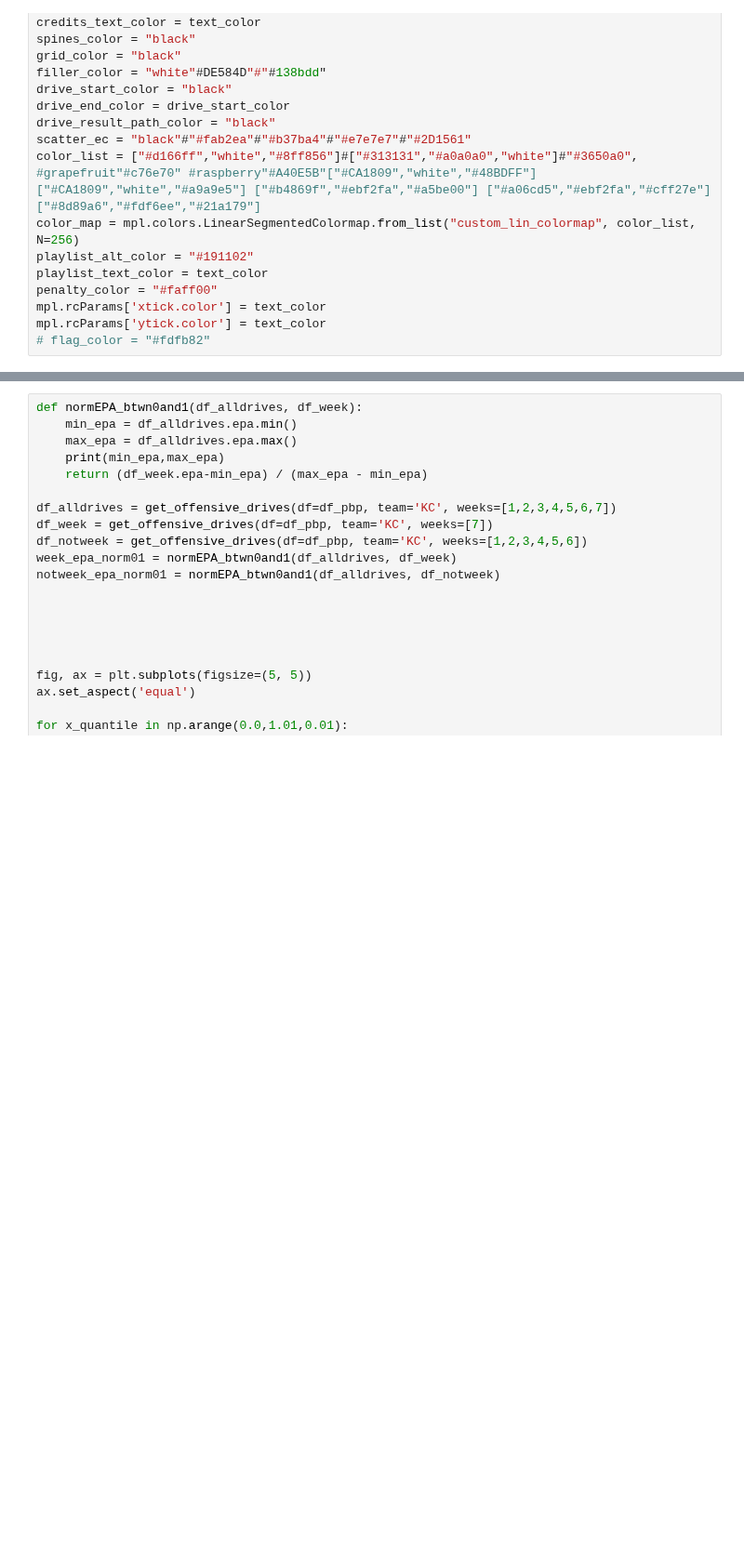
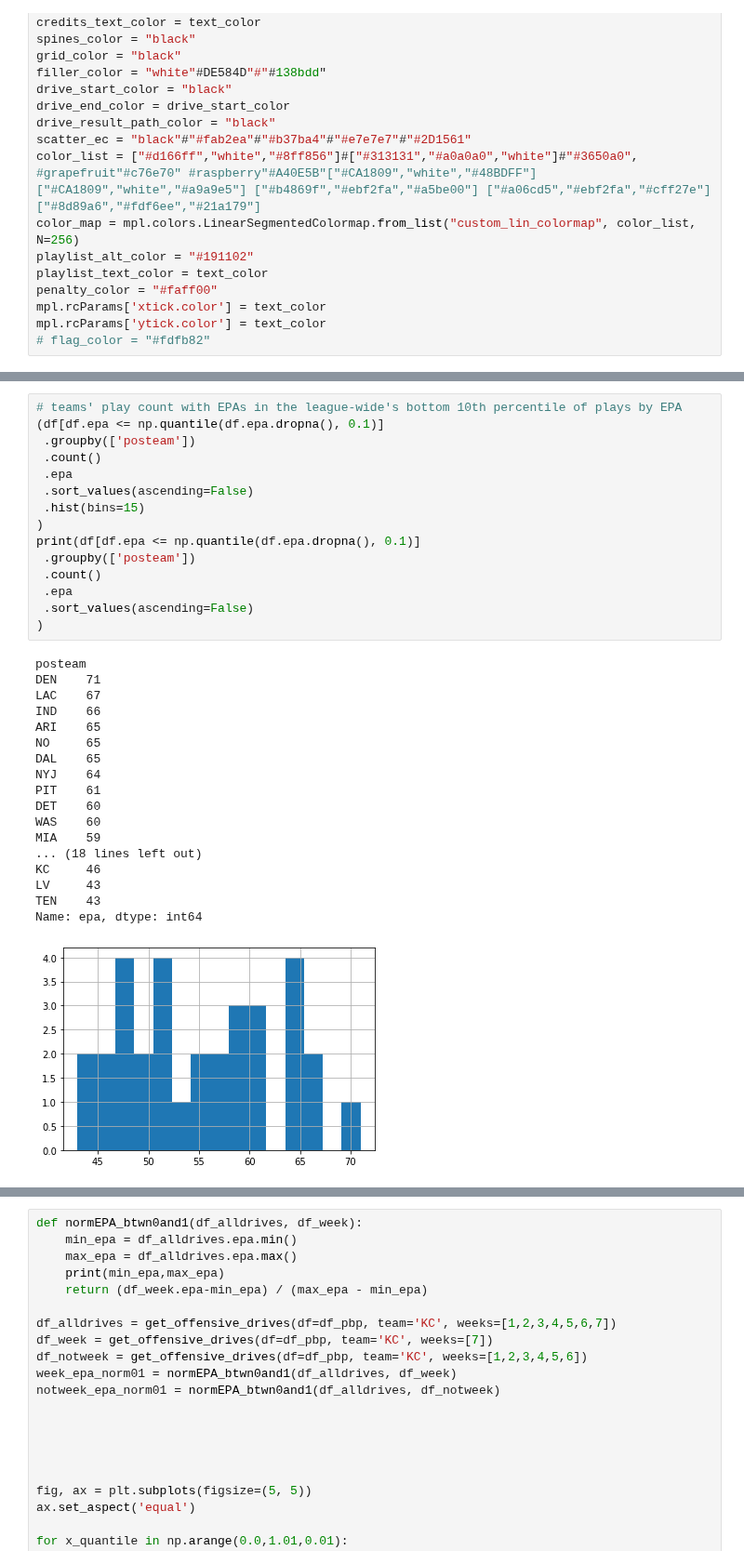
Before and after one commit to keeganheilman/nfl-charts, a Jupyter notebook: explosive_ratio.ipynb, the cells around one changed output, grey strips where cells are left out. Shown at 93% size. Saved outputs shown, nothing was run; the diff lists cells and outputs as text; blank space fills up the shorter version.

```diff
--- a/explosive_ratio.ipynb
+++ b/explosive_ratio.ipynb
@@ -245,0 +264,34 @@ plt.violinplot(df_teamEPA.epa)
+# %%
+# teams' play count with EPAs in the league-wide's bottom 10th percentile of plays by EPA
+(df[df.epa <= np.quantile(df.epa.dropna(), 0.1)]
+ .groupby(['posteam'])
+ .count()
+ .epa
+ .sort_values(ascending=False)
+ .hist(bins=15)
+)
+print(df[df.epa <= np.quantile(df.epa.dropna(), 0.1)]
+ .groupby(['posteam'])
+ .count()
+ .epa
+ .sort_values(ascending=False)
+)
+# %% [output]
+posteam
+DEN    71
+LAC    67
+IND    66
+ARI    65
+NO     65
+DAL    65
+NYJ    64
+PIT    61
+DET    60
+WAS    60
+MIA    59
+... (18 lines left out)
+KC     46
+LV     43
+TEN    43
+Name: epa, dtype: int64
+[figure, added]
```
Also changed, not shown: parts of 19 cells of this notebook.
